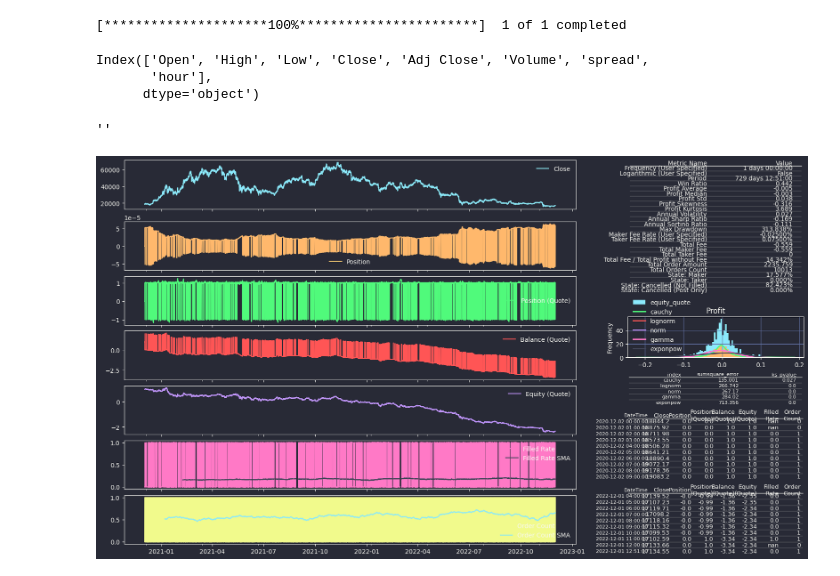
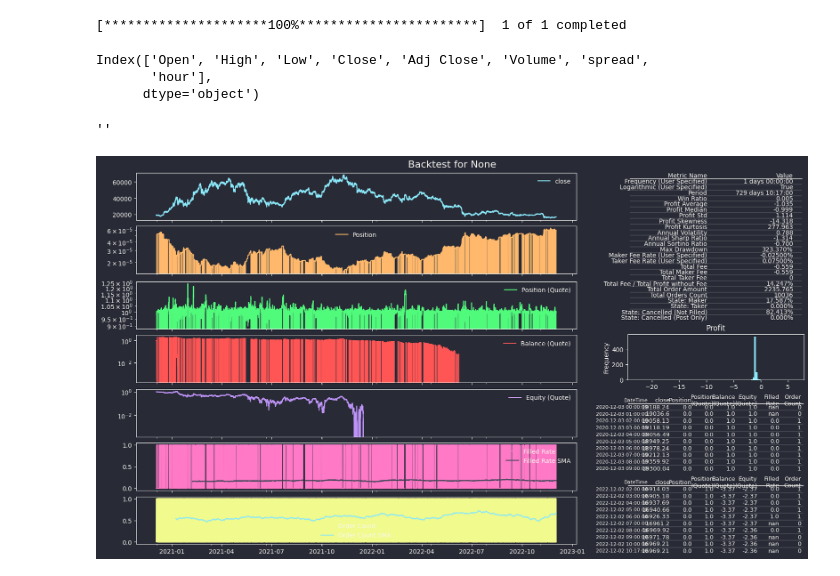
Before and after one commit to webclinic017/backtrade-2, a Jupyter notebook: example/example.ipynb, the cells around one changed output. Saved outputs shown, nothing was run; the diff lists cells and outputs as text; code cells hidden in the pictures.

```diff
--- a/example/example.ipynb
+++ b/example/example.ipynb
@@ -29,33 +29,32 @@ class MyBacktest(Backtester):
 
     def on_close(
         self, data: "CloseData[_IndexType]", row: "Series[Any]"
     ) -> Iterable[MarketOrder | LimitOrder]:
         if pd.isna(row["spread"]):
             return
         if data.position_quote < 1 and row["hour"] not in [1,4,12,16,18]:
             buy_price = data.close - row["spread"] * 1.1
             yield LimitOrder(size=(1 - data.position_quote) / buy_price, price = buy_price, post_only=True)
         if data.position_quote > -1 and row["hour"] in [1,4,12,16,18]:
             sell_price = data.close + row["spread"] * 0.9
             yield LimitOrder(size=(-1 - data.position_quote) / sell_price, price = sell_price, post_only=True)
 
 # Calculate indicators
 df["spread"] = df.ta.true_range()
 df["hour"] = df.index.hour
 display(df.columns)
 
 # Run backtest
 bt = MyBacktest()
-res = bt(df, maker_fee=-0.025 * 0.01, taker_fee=0.075 * 0.01)
-res.logarithmic = False
+res = bt(df, maker_fee=-0.025 * 0.01, taker_fee=0.075 * 0.01, logarithmic=True, n_splits=1)
 res.plot()
 
 # Avoid showing the plot twice
 ""
 # Finance is not easy...
 # %% [output]
 Index(['Open', 'High', 'Low', 'Close', 'Adj Close', 'Volume', 'spread',
        'hour'],
       dtype='object')
 ''
-[figure, old version]
+[figure, new version]
```
Also changed, not shown: 6 other files.
